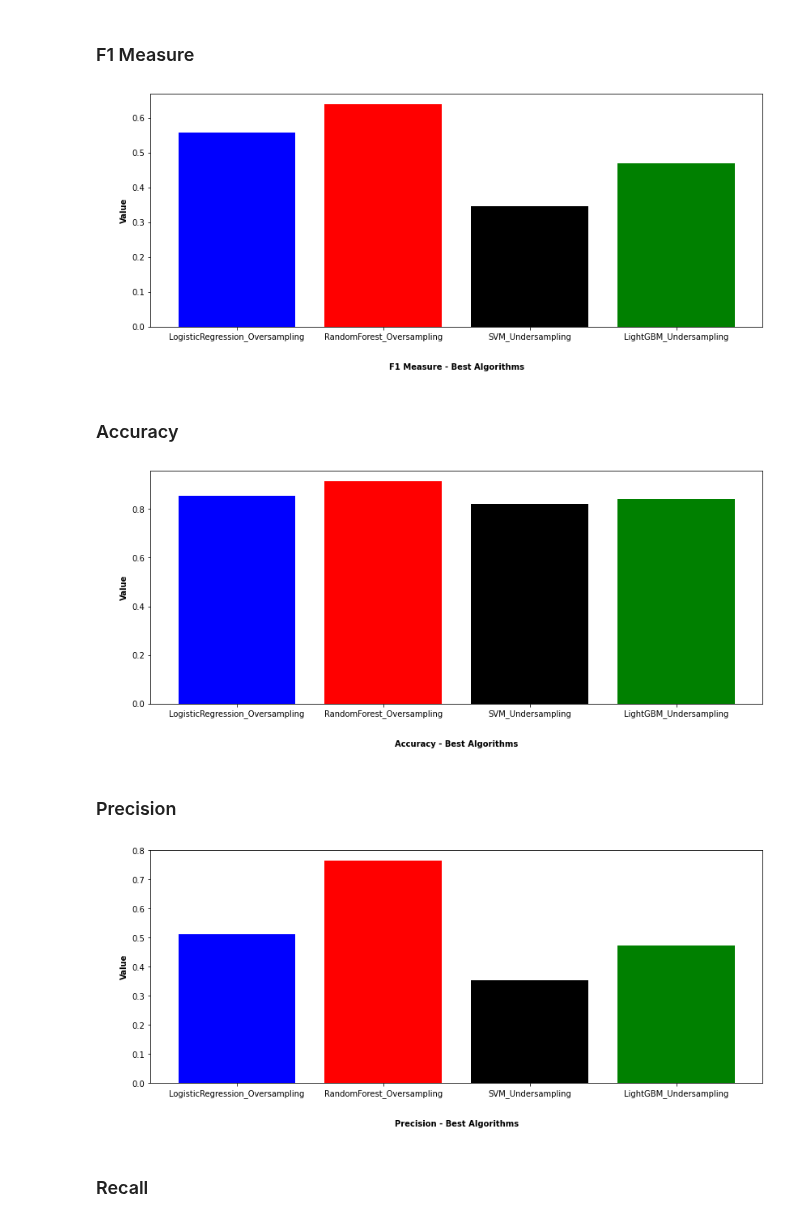
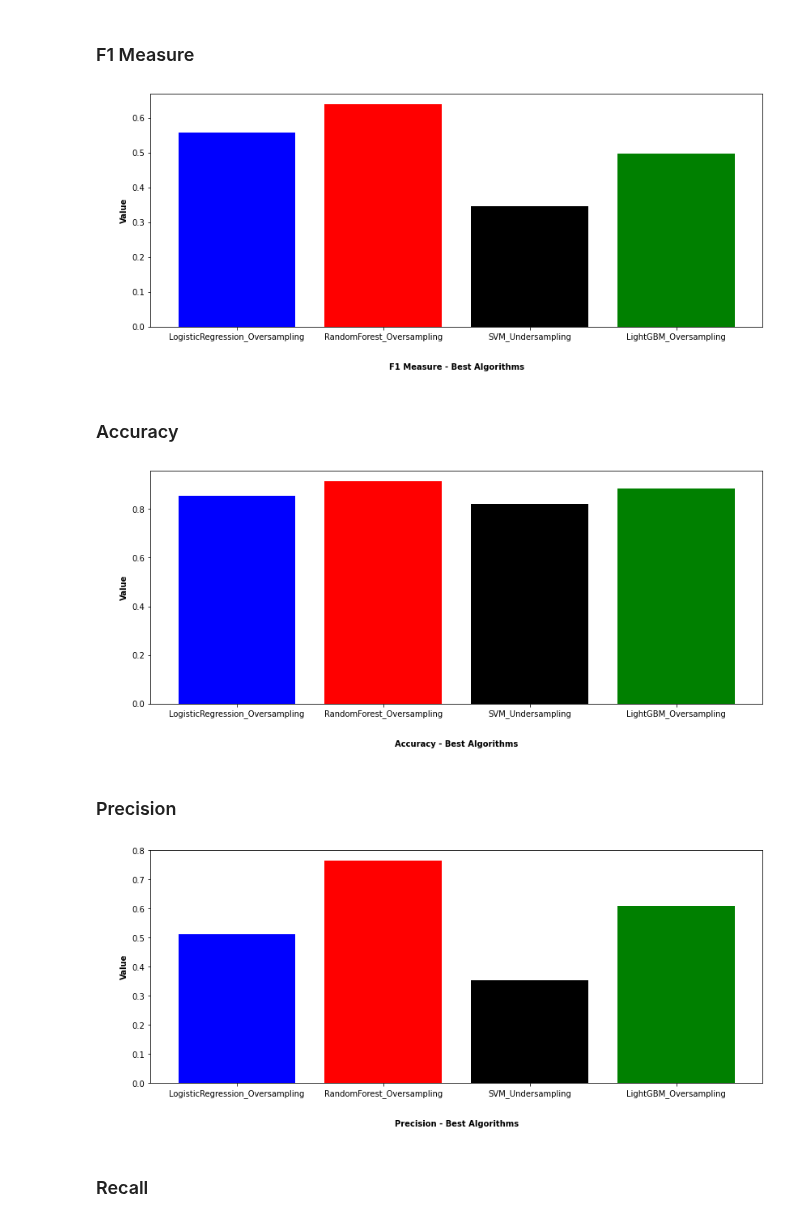
Before and after one commit to 2dukes/PROJ_AC_2122, a Jupyter notebook: applyModel.ipynb, the cells around one changed output. Drawn from its saved outputs; the diff is of its cells as text; code cells hidden in the pictures.

Commit message:
Added plots to compare best algorithms.

```diff
--- a/applyModel.ipynb
+++ b/applyModel.ipynb
@@ -608,6 +611,9 @@ algorithms_comparison_plot(("LightGBM", "LightGBM_Oversampling", "LightGBM_Under
 [figure]
 # %% [markdown]
 # Comparisons between best algorithms
+# %%
+best_algorithms = ("LogisticRegression_Oversampling", "RandomForest_Oversampling", "SVM_Undersampling", "LightGBM_Oversampling")
+best_colors = ['blue', 'red', 'black', 'green']
 # %% [markdown]
 ### Fit time
 # %%
@@ -618,24 +623,21 @@ algorithms_comparison_plot(("LogisticRegression_Oversampling", "RandomForest_Ove
 # %% [markdown]
 ### F1 Measure
 # %%
-algorithms_comparison_plot(("LogisticRegression_Oversampling", "RandomForest_Oversampling", "SVM_Undersampling", "LightGBM_Oversampling"), \
-  "F1 Measure - Best Algorithms", ['blue', 'red', 'black', 'green'], "f1")
+algorithms_comparison_plot(best_algorithms, "F1 Measure - Best Algorithms", best_colors, "f1")
 # %% [output]
-[figure, old version]
+[figure, new version]
 # %% [markdown]
 ### Accuracy
 # %%
-algorithms_comparison_plot(("LogisticRegression_Oversampling", "RandomForest_Oversampling", "SVM_Undersampling", "LightGBM_Oversampling"), \
-  "Accuracy - Best Algorithms", ['blue', 'red', 'black', 'green'], "accuracy")
+algorithms_comparison_plot(best_algorithms, "Accuracy - Best Algorithms", best_colors, "accuracy")
 # %% [output]
-[figure, old version]
+[figure, new version]
 # %% [markdown]
 ### Precision
 # %%
-algorithms_comparison_plot(("LogisticRegression_Oversampling", "RandomForest_Oversampling", "SVM_Undersampling", "LightGBM_Oversampling"), \
-  "Precision - Best Algorithms", ['blue', 'red', 'black', 'green'], "precision")
+algorithms_comparison_plot(best_algorithms, "Precision - Best Algorithms", best_colors, "precision")
 # %% [output]
-[figure, old version]
+[figure, new version]
 # %% [markdown]
 ### Recall
 # %%
```
Also changed, not shown: parts of 20 cells of this notebook.
